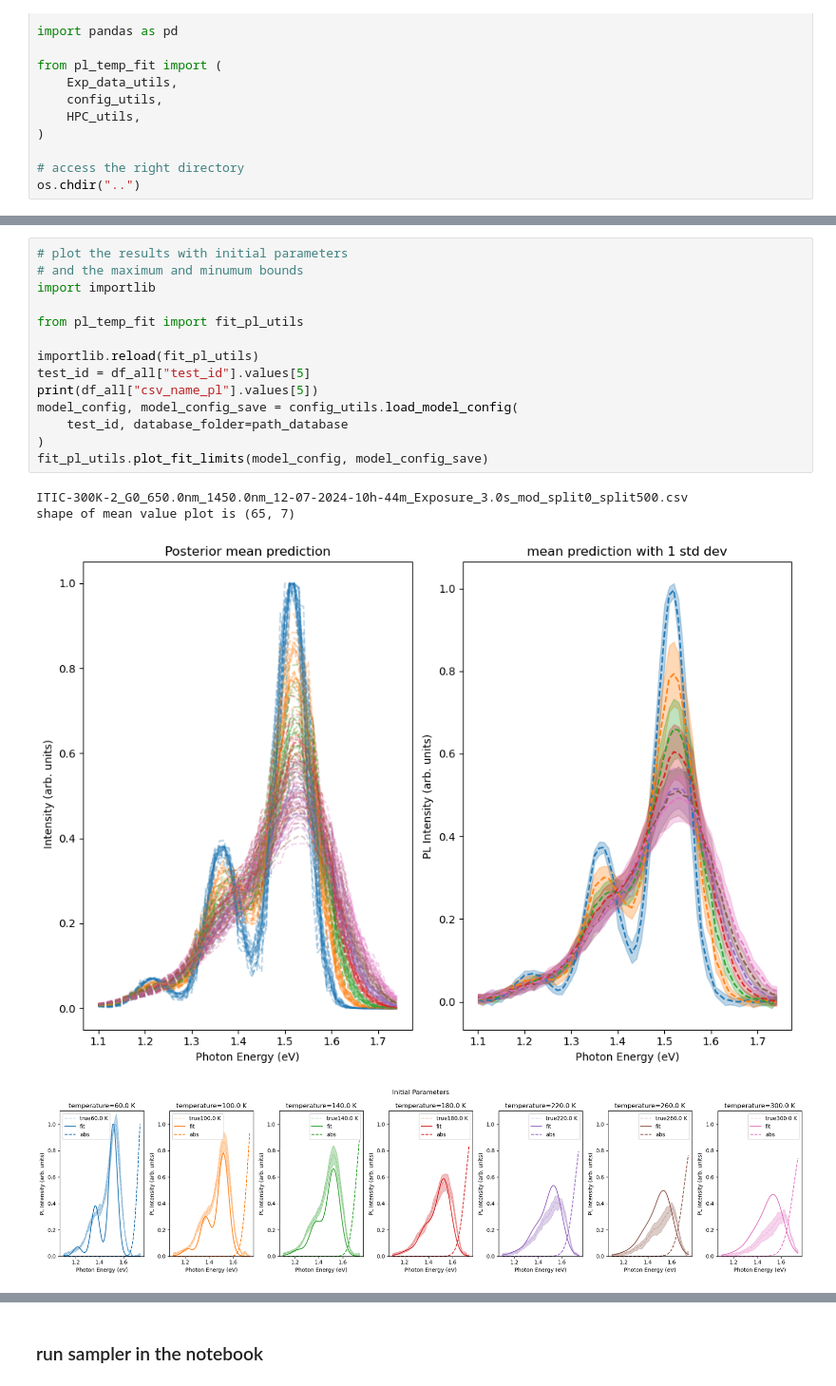
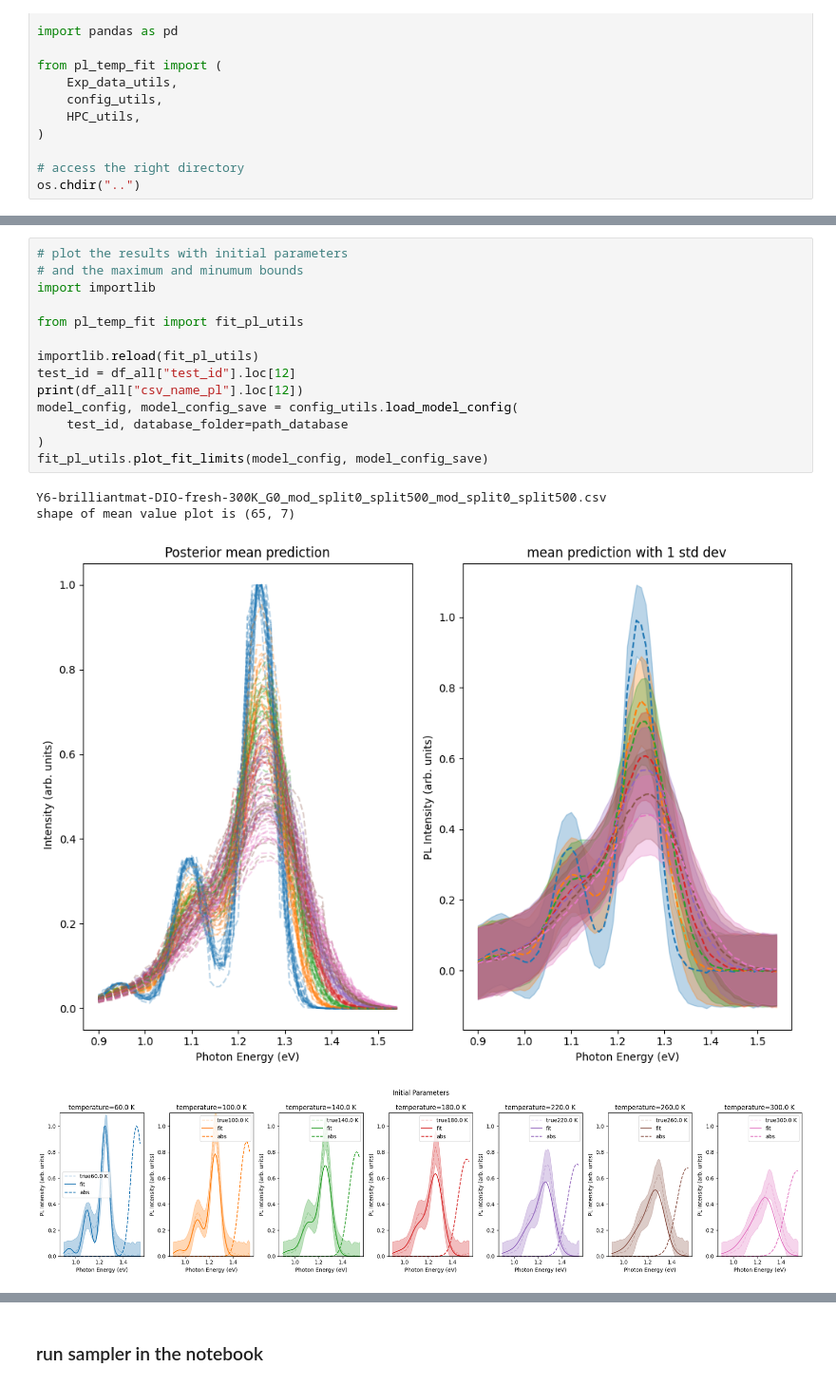
Before and after one commit to mohammedazzouzi15/pl_temp_fit, a Jupyter notebook: notebook/1_run_sampling_PL.ipynb, the cells around one changed output, grey strips where cells are left out. Shown at 95% size. Cells and saved outputs as stored; diff of their text form.

```diff
--- a/notebook/1_run_sampling_PL.ipynb
+++ b/notebook/1_run_sampling_PL.ipynb
@@ -120,19 +137,19 @@ Y5DIO-300K-sync2_G0_750.0nm_1400.0nm_15-10-2024-15h-46m_Exposure_2.0s_mod_split0
 # %%
 # plot the results with initial parameters
 # and the maximum and minumum bounds
 import importlib
 
 from pl_temp_fit import fit_pl_utils
 
 importlib.reload(fit_pl_utils)
-test_id = df_all["test_id"].values[5]
-print(df_all["csv_name_pl"].values[5])
+test_id = df_all["test_id"].loc[12]
+print(df_all["csv_name_pl"].loc[12])
 model_config, model_config_save = config_utils.load_model_config(
     test_id, database_folder=path_database
 )
 fit_pl_utils.plot_fit_limits(model_config, model_config_save)
 # %% [output]
-ITIC-300K-2_G0_650.0nm_1450.0nm_12-07-2024-10h-44m_Exposure_3.0s_mod_split0_split500.csv
+Y6-brilliantmat-DIO-fresh-300K_G0_mod_split0_split500_mod_split0_split500.csv
 shape of mean value plot is (65, 7)
-[figure, old version]
+[figure, new version]
-[figure, old version]
+[figure, new version]
```
Also changed, not shown: parts of 6 cells of this notebook, 5 other files.
